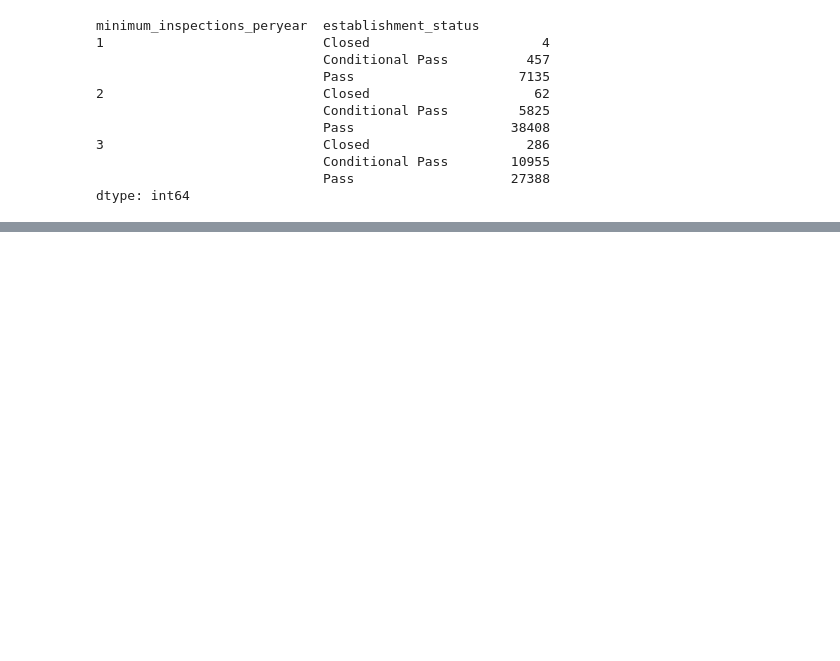
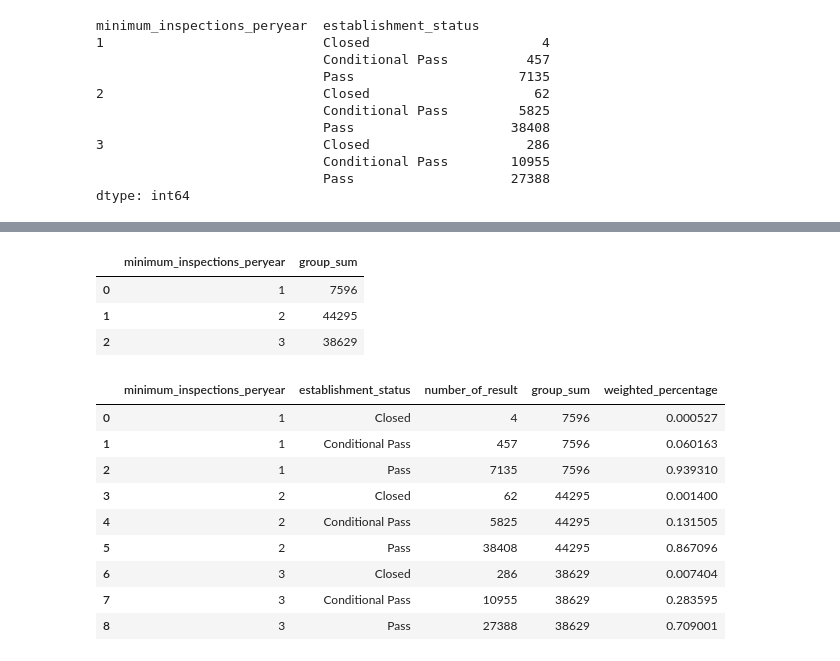
Before and after one commit to jrhe90/DineSafe, a Jupyter notebook: DineSafe_JR_Dec3.ipynb, the cells around one changed output, grey strips where cells are left out. Cells and saved outputs as stored; diff of their text form; code cells hidden in the pictures; blank space fills up the shorter version.

```diff
--- a/DineSafe_JR_Dec3.ipynb
+++ b/DineSafe_JR_Dec3.ipynb
@@ -448,3 +453,30 @@ f_table
+# %%
+group_sum=f_table.groupby('minimum_inspections_peryear').sum()
+group_sum.columns=['group_sum']
+group_sum.reset_index()
+# %% [output]
+|  | minimum_inspections_peryear | group_sum |
+| 0 | 1 | 7596 |
+| 1 | 2 | 44295 |
+| 2 | 3 | 38629 |
+# %%
+f_merge= pd.merge(group_sum, f_table, on=('minimum_inspections_peryear'), how='inner')
+f_merge=f_merge[['minimum_inspections_peryear','establishment_status','number_of_result','group_sum']]
+f_merge['weighted_percentage']=f_merge['number_of_result']/f_merge['group_sum']
+f_merge
+#cols = list(f_merge.columns.values)
+#cols
+# %% [output]
+|  | minimum_inspections_peryear | establishment_status | number_of_result | group_sum | weighted_percentage |
+| 0 | 1 | Closed | 4 | 7596 | 0.000527 |
+| 1 | 1 | Conditional Pass | 457 | 7596 | 0.060163 |
+| 2 | 1 | Pass | 7135 | 7596 | 0.939310 |
+| 3 | 2 | Closed | 62 | 44295 | 0.001400 |
+| 4 | 2 | Conditional Pass | 5825 | 44295 | 0.131505 |
+| 5 | 2 | Pass | 38408 | 44295 | 0.867096 |
+| 6 | 3 | Closed | 286 | 38629 | 0.007404 |
+| 7 | 3 | Conditional Pass | 10955 | 38629 | 0.283595 |
+| 8 | 3 | Pass | 27388 | 38629 | 0.709001 |
 # %%
 fig = plt.figure(figsize=(15, 10))
 
```
Also changed, not shown: parts of 10 cells of this notebook.
